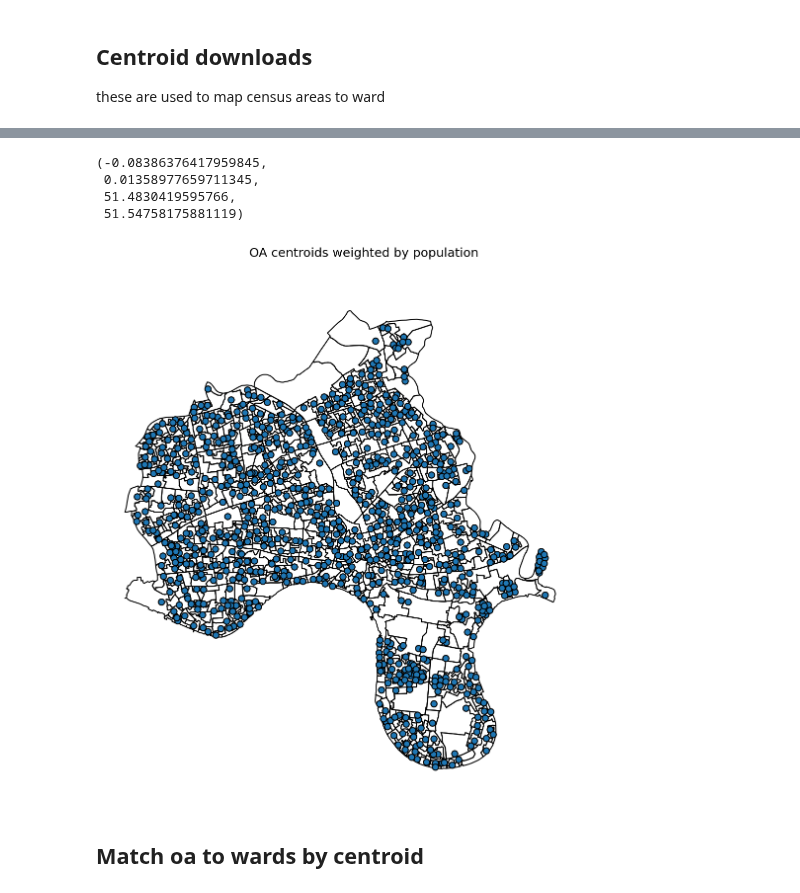
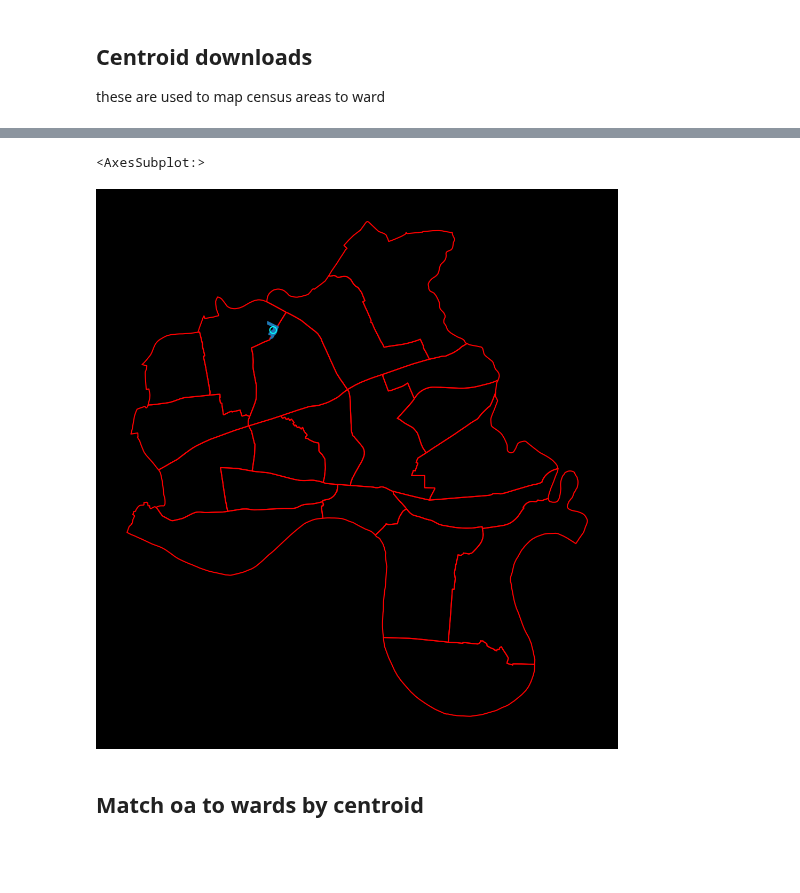
Before and after one commit to data-hamlets/census-data, a Jupyter notebook: notebooks/0.0-lbth-boundaries.ipynb, the cells around one changed output, grey strips where cells are left out. Cells and saved outputs as stored; diff of their text form; code cells hidden in the pictures; blank space fills up the shorter version.

Commit message:
checking OAs that might overlap wards, looks good!

```diff
--- a/notebooks/0.0-lbth-boundaries.ipynb
+++ b/notebooks/0.0-lbth-boundaries.ipynb
@@ -123,13 +130,19 @@ fig, ax = plt.subplots(1, 1, figsize=(12, 9), dpi=150, facecolor="w")
 # plt.suptitle('OA centroids', fontsize=16, y=0.95,x=0.45)
 plt.title('OA centroids weighted by population', fontsize=12,y=1.05,x=0.55)
 oa.plot(ax=ax, legend=True,edgecolor='black', facecolor='none').axis("off")
-oa_centroids.plot(ax=ax, legend=True,edgecolor='black').axis("off")
+oa_centroids.plot(ax=ax, legend=True, color='none',edgecolor='blue').axis("off")
+wards.plot(ax=ax, legend=True,edgecolor='red', facecolor='none').axis("off")
-# %% [output]
-(-0.08386376417959845,
- 0.01358977659711345,
- 51.4830419595766,
- 51.54758175881119)
-[figure, removed]
+# %%
+import matplotlib.pyplot as plt
+fig, ax = plt.subplots(1, 1, figsize=(12, 9), dpi=150, facecolor="black")
+# plt.suptitle('OA centroids', fontsize=16, y=0.95,x=0.45)
+# plt.title('OA centroids weighted by population', fontsize=12,y=1.05,x=0.55)
+wards.plot(ax=ax, legend=True, edgecolor='red', facecolor='none').axis("off")
+oa.loc[oa.overlaps(wards)].plot(ax=ax)
+oa_centroids[oa_centroids.OA21CD == oa[oa.overlaps(wards)].OA21CD.values[0]].plot(ax=ax, color='none', edgecolor='cyan')
+# %% [output]
+<AxesSubplot:>
+[figure, added]
 # %% [markdown]
 Match oa to wards by centroid
 --
```
Also changed, not shown: parts of 1 cell of this notebook.
